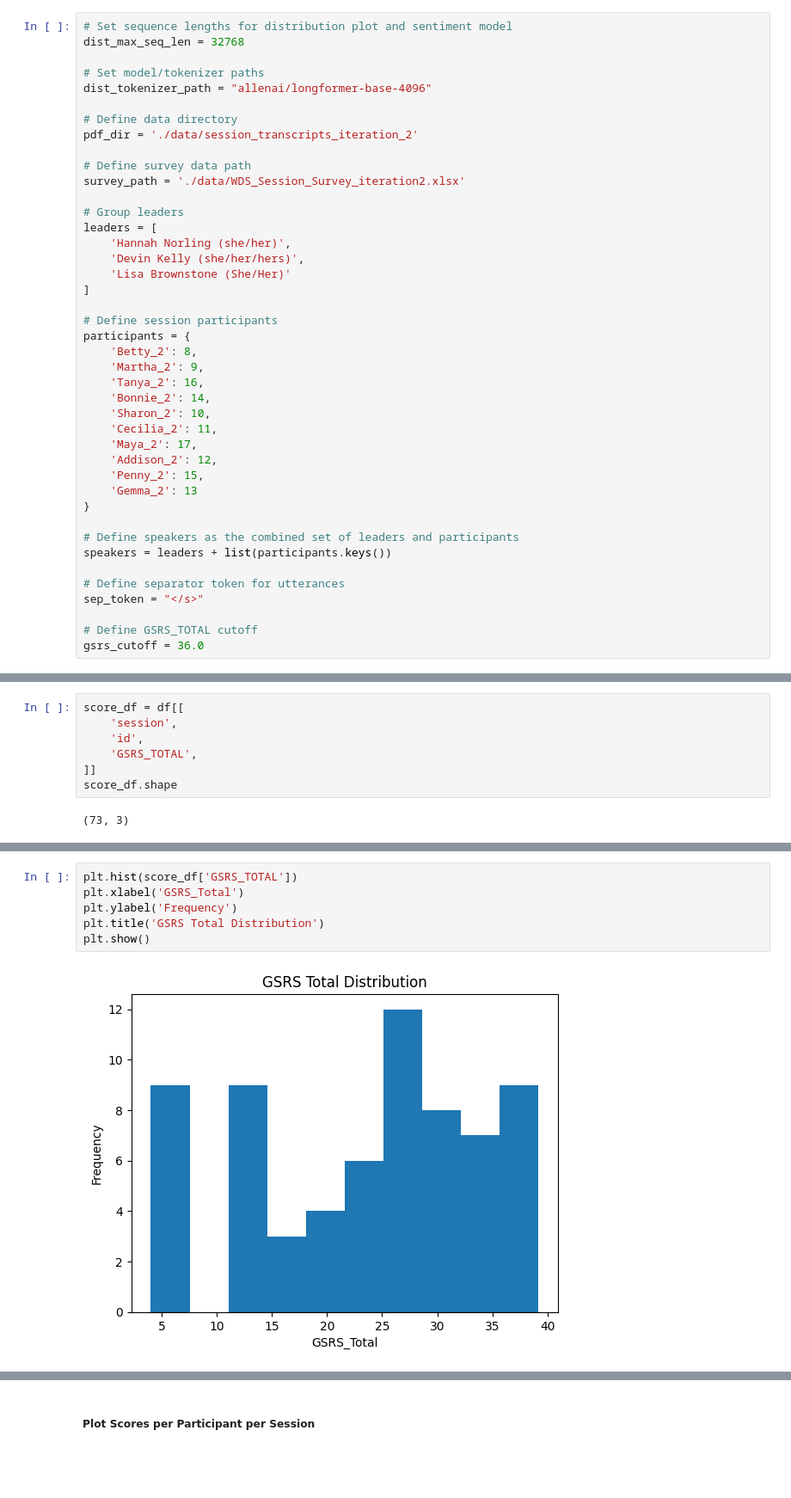
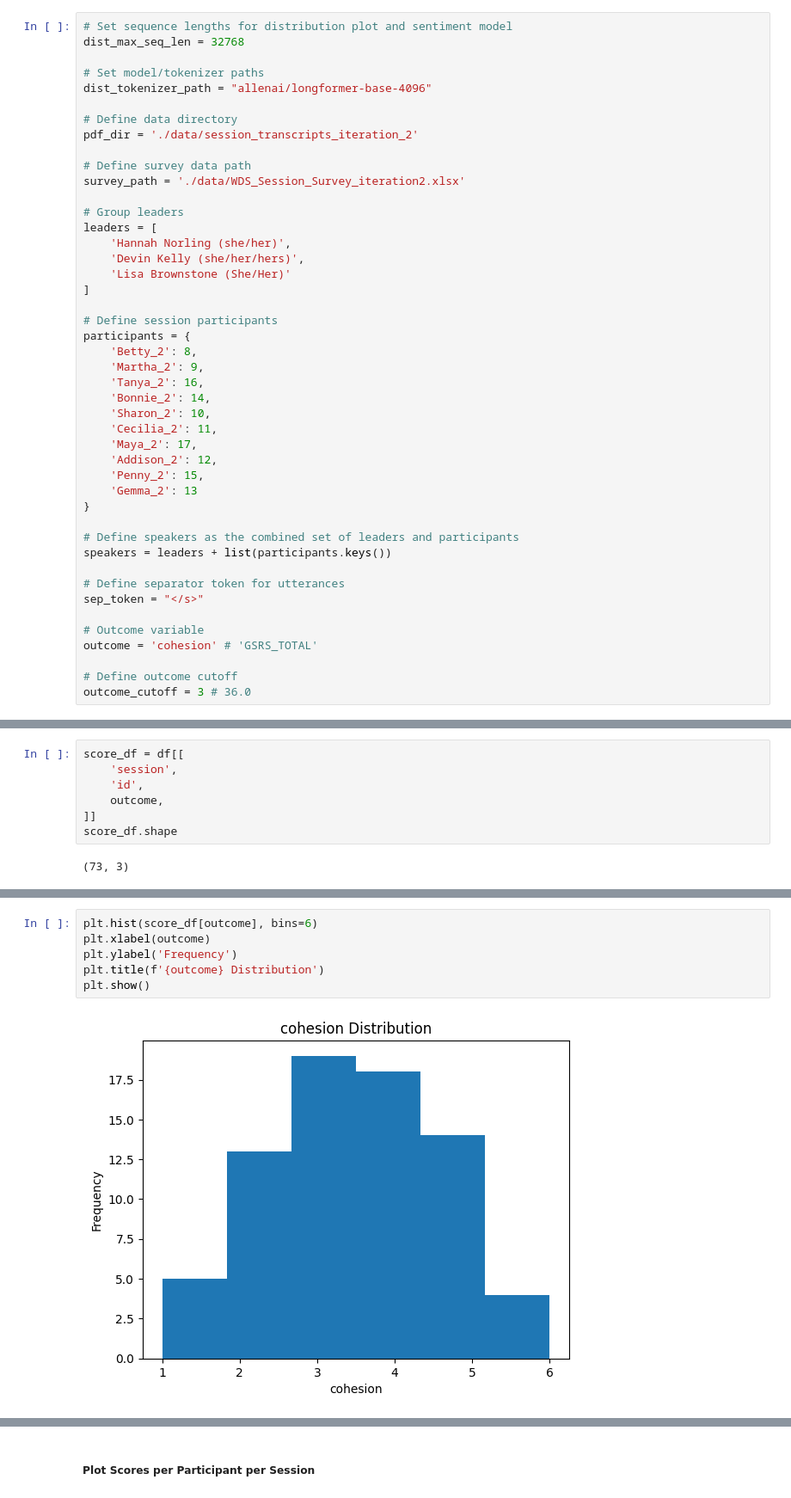
Before and after one commit to jstremme/nlp4psychotherapy, a Jupyter notebook: train_lr.ipynb, the cells around one changed output, grey strips where cells are left out. Shown at 86% size. Drawn from its saved outputs; the diff is of its cells as text; blank space fills up the shorter version.

Commit message:
generalize outcome

```diff
--- a/train_lr.ipynb
+++ b/train_lr.ipynb
@@ -54,8 +54,11 @@ speakers = leaders + list(participants.keys())
 # Define separator token for utterances
 sep_token = "</s>"
 
-# Define GSRS_TOTAL cutoff
-gsrs_cutoff = 36.0
+# Outcome variable
+outcome = 'cohesion' # 'GSRS_TOTAL'
+
+# Define outcome cutoff
+outcome_cutoff = 3 # 36.0
 # %% [markdown]
 ##### Load Tokenizer
 # %%
@@ -73,7 +76,7 @@ df.shape
 score_df = df[[
     'session',
     'id',
-    'GSRS_TOTAL',
+    outcome,
 ]]
 score_df.shape
 # %% [output]
@@ -83,9 +86,9 @@ score_df.shape
 # %%
-plt.hist(score_df['GSRS_TOTAL'])
-plt.xlabel('GSRS_Total')
+plt.hist(score_df[outcome], bins=6)
+plt.xlabel(outcome)
 plt.ylabel('Frequency')
-plt.title('GSRS Total Distribution')
+plt.title(f'{outcome} Distribution')
 plt.show()
 # %% [output]
-[figure, old version]
+[figure, new version]
 # %% [markdown]
```
Also changed, not shown: parts of 6 cells of this notebook.
